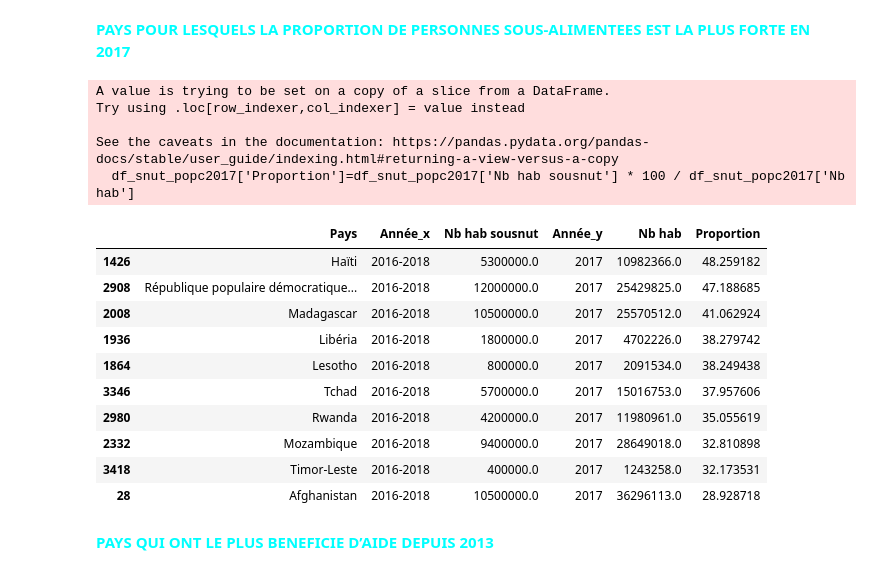
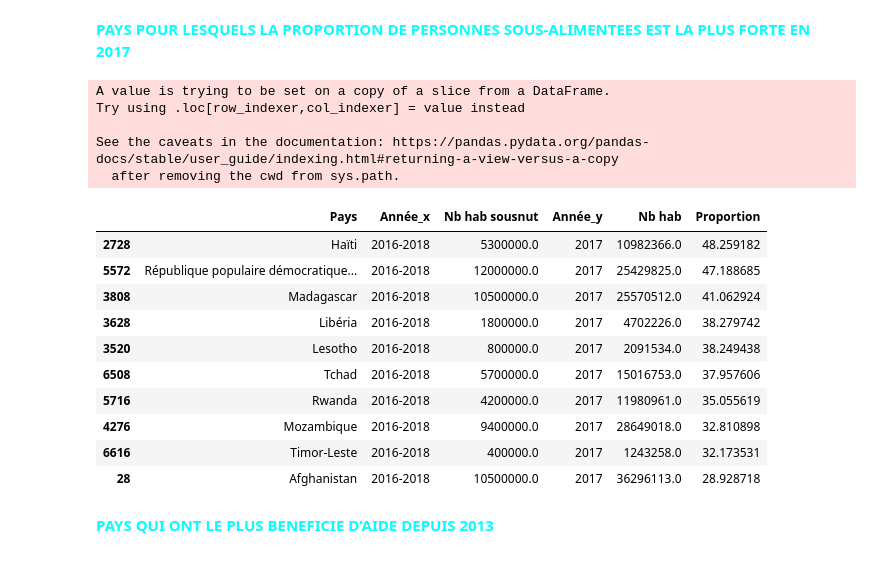
Before and after one commit to Randasabag/Etude_Sante_Publique, a Jupyter notebook: P4_alsabbagh_Etude_Sante_Publique.ipynb, the cells around one changed output. Saved outputs shown, nothing was run; the diff lists cells and outputs as text; code cells hidden in the pictures.

```diff
--- a/P4_alsabbagh_Etude_Sante_Publique.ipynb
+++ b/P4_alsabbagh_Etude_Sante_Publique.ipynb
@@ -55,10 +68,10 @@ import matplotlib.pyplot as plt
 # %% [markdown]
 **Lecture des fichiers csv : aide_alimentaire, population, sous_nutrition, dispo_alimentaire**
 # %%
-df_aa=pd.read_csv("aide_alimentaire.csv")
-df_da=pd.read_csv("dispo_alimentaire.csv")
-df_pop=pd.read_csv("population.csv")
-df_sn=pd.read_csv("sous_nutrition.csv")
+df_aa=pd.read_csv(io.BytesIO(uploaded['aide_alimentaire.csv']))
+df_da=pd.read_csv(io.BytesIO(uploaded["dispo_alimentaire.csv"]))
+df_pop=pd.read_csv(io.BytesIO(uploaded["population.csv"]))
+df_sn=pd.read_csv(io.BytesIO(uploaded["sous_nutrition.csv"]))
 # %% [markdown]
 Les informations sont demandées  pour l’année 2017.
 # %% [markdown]
@@ -103,0 +120,3 @@ df_snut.sort_values(['Nb hab sousnut'])
+# %%
+#conversion pour avoir les mêmes unités entre les differentes données : *1000000 du nombre d'habitants en sous-nutrition
+df_sn['Nb hab sousnut']=df_sn['Nb hab sousnut']*1000000
@@ -106,26 +154,17 @@ Nettoyage du tableau population
+# %%
+#conversion pour avoir les mêmes unités entre les differentes données : *1000 le nombre d'habitants
+df_pop['Nb hab']=df_pop['Nb hab']*1000
 # %%
-#renomme la colonne Valeur par Nb hab sousnut
-df_pop=df_pop.rename(columns={'Valeur':'Nb hab', 'Zone':'Pays'})
-
-#pas de valeur null dans population
-df_pop[df_pop['Nb hab'].notnull()]
-
-#pas de doublons
-df_pop[(df_pop.duplicated(keep=False))==True]
-
-#conversion pour avoir les mêmes unités entre les differentes données : *1000 le nombre d'habitants
-df_popc['Nb hab']=df_pop['Nb hab']*1000
-
 #types corrects
-df_popc.dtypes
+df_pop.dtypes
 
 #Je garde seulement les donnees de la Chine continentale car elle inclut les donnees des 3 provinces ci-dessous
-df_popc=df_popc.drop(df_popc[(df_popc['Pays']=='Chine - RAS de Hong-Kong') |
-                             (df_popc['Pays']=='Chine - RAS de Macao') |
-                             (df_popc['Pays']== 'Chine, Taiwan Province de')].index)
+df_pop=df_pop.drop(df_pop[(df_pop['Pays']=='Chine - RAS de Hong-Kong') |
+                             (df_pop['Pays']=='Chine - RAS de Macao') |
+                             (df_pop['Pays']== 'Chine, Taiwan Province de')].index)
 
 #Affiche les lignes ordonnées par ordre croissant en fonction du nombre d'habitants
-df_popc.sort_values(['Nb hab'])
+df_pop.sort_values(['Nb hab'])
 # %% [output]
 |  | Pays | Année | Nb hab |
 | 1174 | Saint-Siège | 2017 | 7.930000e+02 |
@@ -366,28 +407,28 @@ Proportion de manioc exporté par rapport a sa production en Thaïlande en 2017:
 # %% [markdown]
 <font color='cyan'>**PAYS POUR LESQUELS LA PROPORTION DE PERSONNES SOUS-ALIMENTEES EST LA PLUS FORTE EN 2017**</font>
 # %%
-df_snut_popc=pd.merge(df_snut, df_popc, left_on='Pays', right_on='Pays')
-df_snut_popc2017=df_snut_popc[(df_snut_popc['Année_x']=='2016-2018') & (df_snut_popc['Année_y']==2017)]
+df_sn_pop=pd.merge(df_sn, df_pop, left_on='Pays', right_on='Pays')
+df_sn_pop2017=df_sn_pop[(df_sn_pop['Année_x']=='2016-2018') & (df_sn_pop['Année_y']==2017)]
 
-df_snut_popc2017['Proportion']=df_snut_popc2017['Nb hab sousnut'] * 100 / df_snut_popc2017['Nb hab']
+df_sn_pop2017['Proportion']=df_sn_pop2017['Nb hab sousnut'] * 100 / df_sn_pop2017['Nb hab']
 
-df_snut_popc2017.sort_values('Proportion', ascending=False).head(10)
+df_sn_pop2017.sort_values('Proportion', ascending=False).head(10)
 # %% [output]
 A value is trying to be set on a copy of a slice from a DataFrame.
 Try using .loc[row_indexer,col_indexer] = value instead
 
 See the caveats in the documentation: https://pandas.pydata.org/pandas-docs/stable/user_guide/indexing.html#returning-a-view-versus-a-copy
-  df_snut_popc2017['Proportion']=df_snut_popc2017['Nb hab sousnut'] * 100 / df_snut_popc2017['Nb hab']
+  after removing the cwd from sys.path.
 |  | Pays | Année_x | Nb hab sousnut | Année_y | Nb hab | Proportion |
-| 1426 | Haïti | 2016-2018 | 5300000.0 | 2017 | 10982366.0 | 48.259182 |
-| 2908 | République populaire démocratique... | 2016-2018 | 12000000.0 | 2017 | 25429825.0 | 47.188685 |
-| 2008 | Madagascar | 2016-2018 | 10500000.0 | 2017 | 25570512.0 | 41.062924 |
-| 1936 | Libéria | 2016-2018 | 1800000.0 | 2017 | 4702226.0 | 38.279742 |
-| 1864 | Lesotho | 2016-2018 | 800000.0 | 2017 | 2091534.0 | 38.249438 |
-| 3346 | Tchad | 2016-2018 | 5700000.0 | 2017 | 15016753.0 | 37.957606 |
-| 2980 | Rwanda | 2016-2018 | 4200000.0 | 2017 | 11980961.0 | 35.055619 |
-| 2332 | Mozambique | 2016-2018 | 9400000.0 | 2017 | 28649018.0 | 32.810898 |
-| 3418 | Timor-Leste | 2016-2018 | 400000.0 | 2017 | 1243258.0 | 32.173531 |
+| 2728 | Haïti | 2016-2018 | 5300000.0 | 2017 | 10982366.0 | 48.259182 |
+| 5572 | République populaire démocratique... | 2016-2018 | 12000000.0 | 2017 | 25429825.0 | 47.188685 |
+| 3808 | Madagascar | 2016-2018 | 10500000.0 | 2017 | 25570512.0 | 41.062924 |
+| 3628 | Libéria | 2016-2018 | 1800000.0 | 2017 | 4702226.0 | 38.279742 |
+| 3520 | Lesotho | 2016-2018 | 800000.0 | 2017 | 2091534.0 | 38.249438 |
+| 6508 | Tchad | 2016-2018 | 5700000.0 | 2017 | 15016753.0 | 37.957606 |
+| 5716 | Rwanda | 2016-2018 | 4200000.0 | 2017 | 11980961.0 | 35.055619 |
+| 4276 | Mozambique | 2016-2018 | 9400000.0 | 2017 | 28649018.0 | 32.810898 |
+| 6616 | Timor-Leste | 2016-2018 | 400000.0 | 2017 | 1243258.0 | 32.173531 |
 | 28 | Afghanistan | 2016-2018 | 10500000.0 | 2017 | 36296113.0 | 28.928718 |
 # %% [markdown]
 <font color='cyan'>**PAYS QUI ONT LE PLUS BENEFICIE D’AIDE DEPUIS 2013**</font>
```
Also changed, not shown: parts of 21 cells of this notebook.
